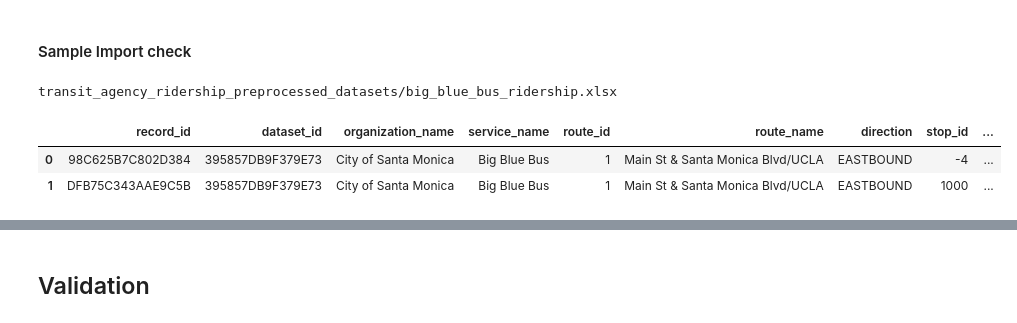
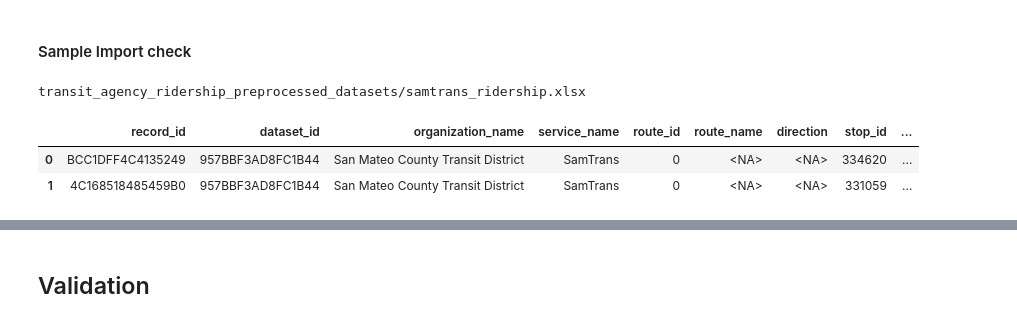
Before and after one commit to cal-itp/transit-ridership-analytics, a Jupyter notebook: Pre-process.ipynb, the cells around one changed output, grey strips where cells are left out. Cells and saved outputs as stored; diff of their text form; code cells hidden in the pictures.

Commit message:
Add SamTrans

```diff
--- a/Pre-process.ipynb
+++ b/Pre-process.ipynb
@@ -881,0 +896,12 @@ raw_sacrt_export_lr.head()
+# %%
+base_path = "transit_agency_ridership_raw_datasets/SamTrans"
+files = glob(os.path.join(base_path, "**", "*.xlsx"), recursive=True)
+
+raw_samtrans = []
+
+for file in files:
+    t_df = pd.read_excel(file)
+    raw_samtrans.append(t_df)
+
+raw_samtrans = pd.concat(raw_samtrans, ignore_index=True)
+raw_samtrans.head(3)
@@ -905,6 +963,8 @@ schema
  'agg_basis': 'string',
  'start_date': 'string',
  'end_date': 'string'}
+# %%
+cols_indcator = ["route_id", "route_name", "direction", "stop_id", "stop_name", "stop_lat", "stop_lon", "avg_boardings", "avg_alightings", "avg_ridership"]
 # %%
 def load_yaml(file):
     # load yaml file that contains the raw dataset configurations, including column mapping, etc.
@@ -937,10 +997,15 @@ def process_agency(config_path):
     # rename to unified schema
     df_ridership = df_ridership.rename(columns=config["column_mapping"])
 
+    dim_cols = {}
     # add missing columns
     for col in target_cols:
         if col not in df_ridership.columns:
             df_ridership[col] = pd.NA
+            dim_cols[col] = 0
+        else:
+            dim_cols[col] = 1
+    dim_cols = {k+"_exists": v for k, v in dim_cols.items() if k in cols_indcator}
 
     # add static info
     df_ridership["agg_basis"] = config["agg_basis"]
@@ -962,6 +1027,8 @@ def process_agency(config_path):
                                                                            row["agg_basis"],
                                                                            row["start_date"]), axis=1, result_type="expand")
 
+
+    # returned dataframe should only have columns in target schema
     df_ridership = df_ridership[target_cols]
 
     # dimension table about datasets
@@ -980,6 +1047,9 @@ def process_agency(config_path):
                         "notes": [config["notes"]]
                         })
 
+    for key, val in dim_cols.items():
+        df_dataset_info[key] = val
+
     if not df_ridership.columns.is_unique:
         print(f"""Duplicates in DataFrame {config["organization_name"]}""")
     return df_ridership, df_dataset_info
@@ -1056,14 +1128,14 @@ df_dataset_info
 # %% [markdown]
 #### Sample Import check
 # %%
-config_path = 'agency_config/big_blue_bus.yaml'
+config_path = 'agency_config/samtrans.yaml'
 sample_ridership, sample_dataset_info = process_agency(config_path)
 sample_ridership.head(2)
 # %% [output]
-transit_agency_ridership_preprocessed_datasets/big_blue_bus_ridership.xlsx
+transit_agency_ridership_preprocessed_datasets/samtrans_ridership.xlsx
 |  | record_id | dataset_id | organization_name | service_name | route_id | route_name | direction | stop_id | ... |
-| 0 | 98C625B7C802D384 | 395857DB9F379E73 | City of Santa Monica | Big Blue Bus | 1 | Main St & Santa Monica Blvd/UCLA | EASTBOUND | -4 | ... |
-| 1 | DFB75C343AAE9C5B | 395857DB9F379E73 | City of Santa Monica | Big Blue Bus | 1 | Main St & Santa Monica Blvd/UCLA | EASTBOUND | 1000 | ... |
+| 0 | BCC1DFF4C4135249 | 957BBF3AD8FC1B44 | San Mateo County Transit District | SamTrans | 0 | <NA> | <NA> | 334620 | ... |
+| 1 | 4C168518485459B0 | 957BBF3AD8FC1B44 | San Mateo County Transit District | SamTrans | 0 | <NA> | <NA> | 331059 | ... |
 # %%
 # sample_ridership[sample_ridership["record_id"] == "1DF49E75"]
 # %%
```
Also changed, not shown: parts of 18 cells of this notebook, 10 other files.
